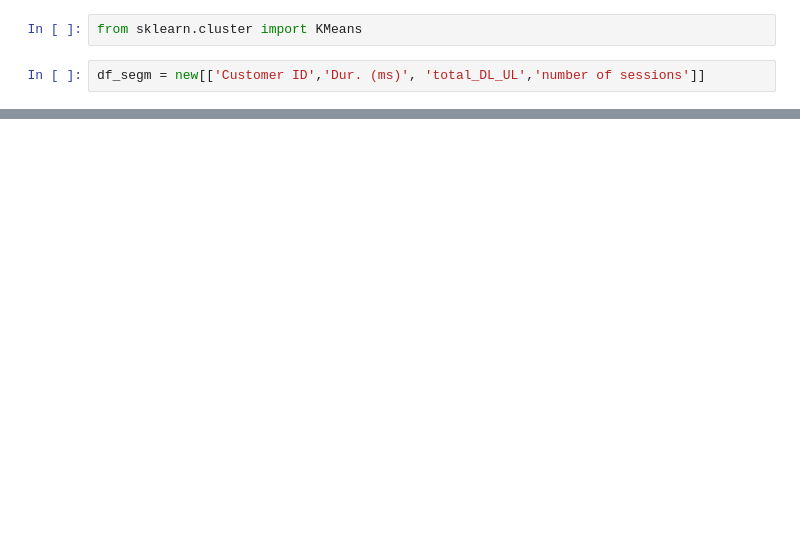
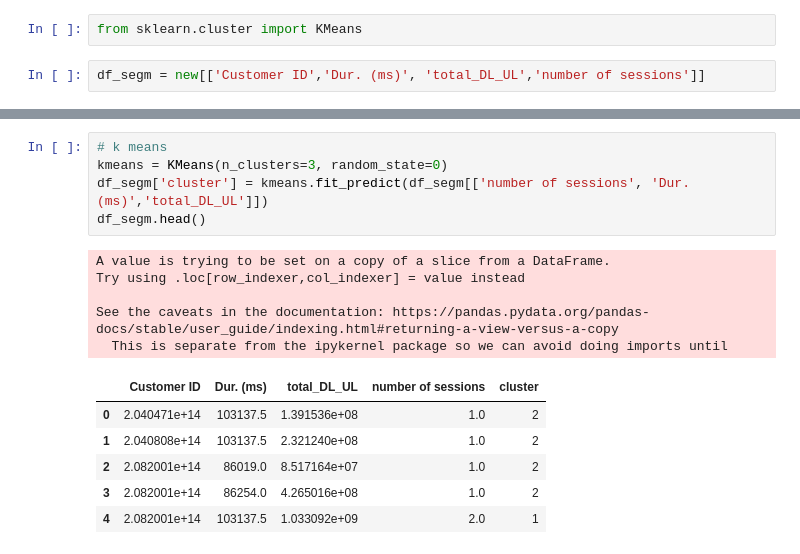
Before and after one commit to maxi1571/Telecommunication-User-Analytics, a Jupyter notebook: notebooks/data_analysis.ipynb, the cells around one changed output, grey strips where cells are left out. Drawn from its saved outputs; the diff is of its cells as text; blank space fills up the shorter version.

```diff
--- a/notebooks/data_analysis.ipynb
+++ b/notebooks/data_analysis.ipynb
@@ -655,0 +687,17 @@ df_segm = new[['Customer ID','Dur. (ms)', 'total_DL_UL','number of sessions']]
+# %%
+# k means
+kmeans = KMeans(n_clusters=3, random_state=0)
+df_segm['cluster'] = kmeans.fit_predict(df_segm[['number of sessions', 'Dur. (ms)','total_DL_UL']])
+df_segm.head()
+# %% [output]
+A value is trying to be set on a copy of a slice from a DataFrame.
+Try using .loc[row_indexer,col_indexer] = value instead
+
+See the caveats in the documentation: https://pandas.pydata.org/pandas-docs/stable/user_guide/indexing.html#returning-a-view-versus-a-copy
+  This is separate from the ipykernel package so we can avoid doing imports until
+|  | Customer ID | Dur. (ms) | total_DL_UL | number of sessions | cluster |
+| 0 | 2.040471e+14 | 103137.5 | 1.391536e+08 | 1.0 | 2 |
+| 1 | 2.040808e+14 | 103137.5 | 2.321240e+08 | 1.0 | 2 |
+| 2 | 2.082001e+14 | 86019.0 | 8.517164e+07 | 1.0 | 2 |
+| 3 | 2.082001e+14 | 86254.0 | 4.265016e+08 | 1.0 | 2 |
+| 4 | 2.082001e+14 | 103137.5 | 1.033092e+09 | 2.0 | 1 |
```
Also changed, not shown: parts of 22 cells of this notebook.
